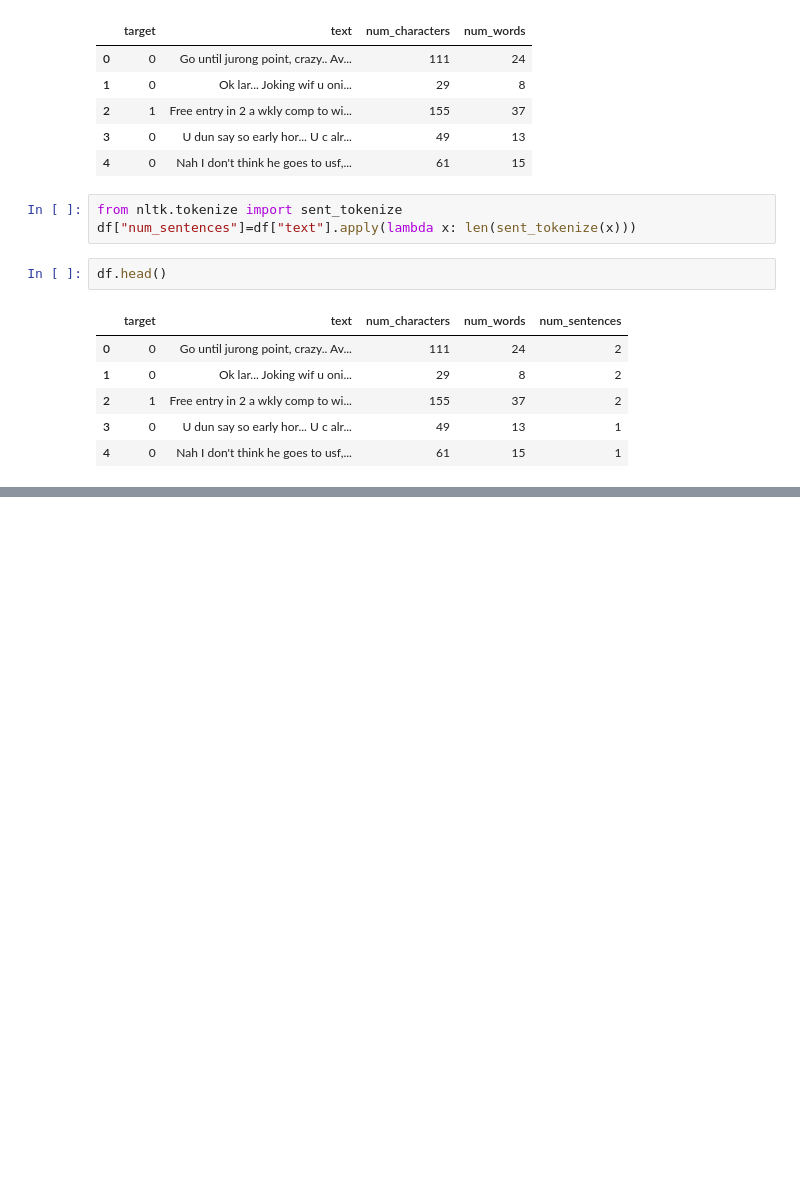
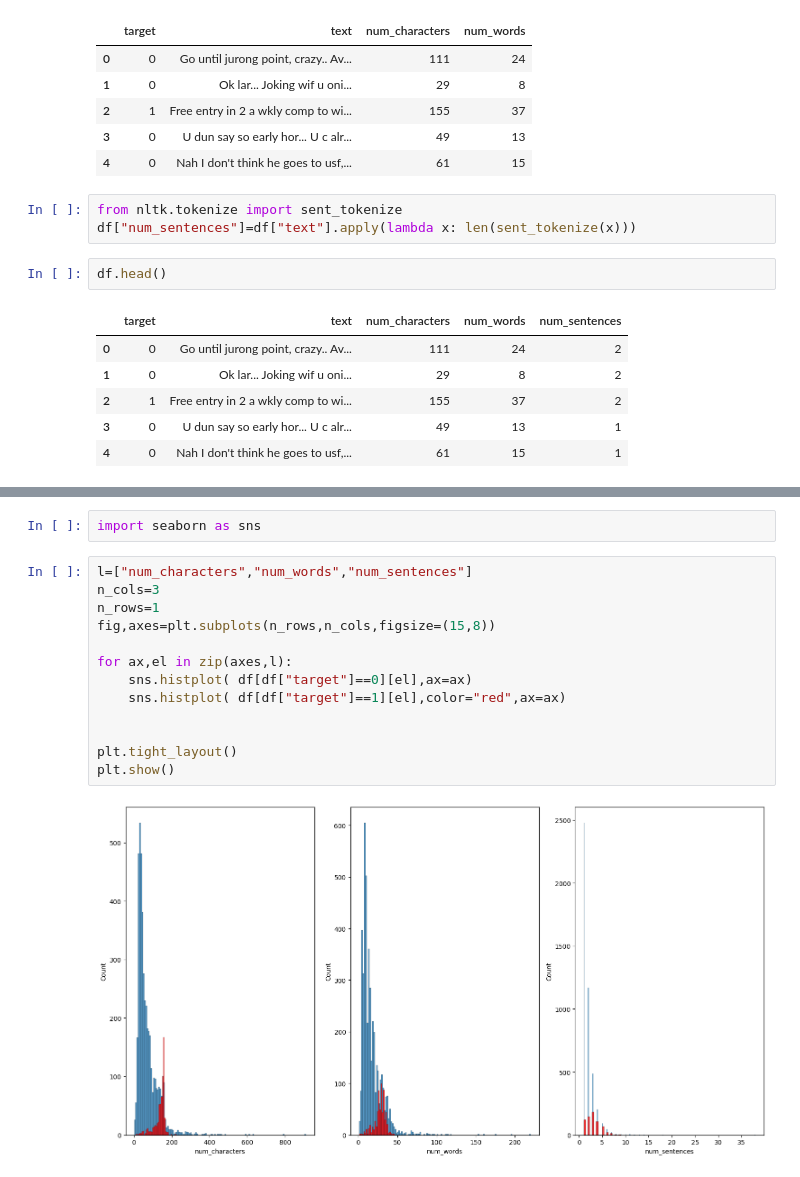
Before and after one commit to tanmoyghosh704-lang/SMS-SPAM-CLASSIFIER, a Jupyter notebook: sms_spam_classifier.ipynb, the cells around one changed output, grey strips where cells are left out. Saved outputs shown, nothing was run; the diff lists cells and outputs as text; blank space fills up the shorter version.

```diff
--- a/sms_spam_classifier.ipynb
+++ b/sms_spam_classifier.ipynb
@@ -158,0 +213,17 @@ df.head()
+# %%
+import seaborn as sns
+# %%
+l=["num_characters","num_words","num_sentences"]
+n_cols=3
+n_rows=1
+fig,axes=plt.subplots(n_rows,n_cols,figsize=(15,8))
+
+for ax,el in zip(axes,l):
+    sns.histplot( df[df["target"]==0][el],ax=ax)
+    sns.histplot( df[df["target"]==1][el],color="red",ax=ax)
+
+
+plt.tight_layout()
+plt.show()
+# %% [output]
+[figure, added]
```
Also changed, not shown: parts of 34 cells of this notebook.
